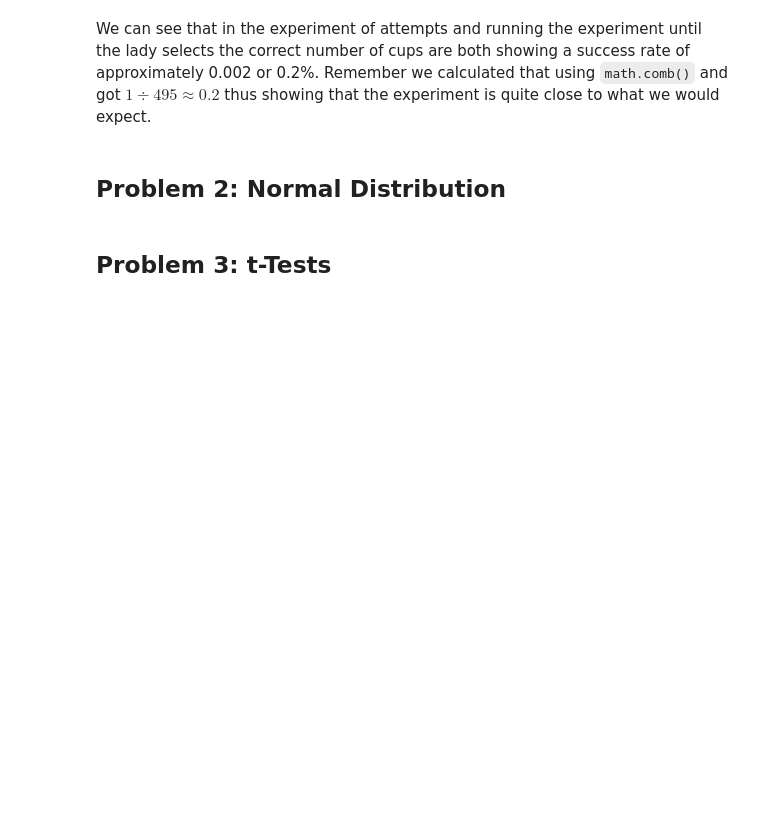
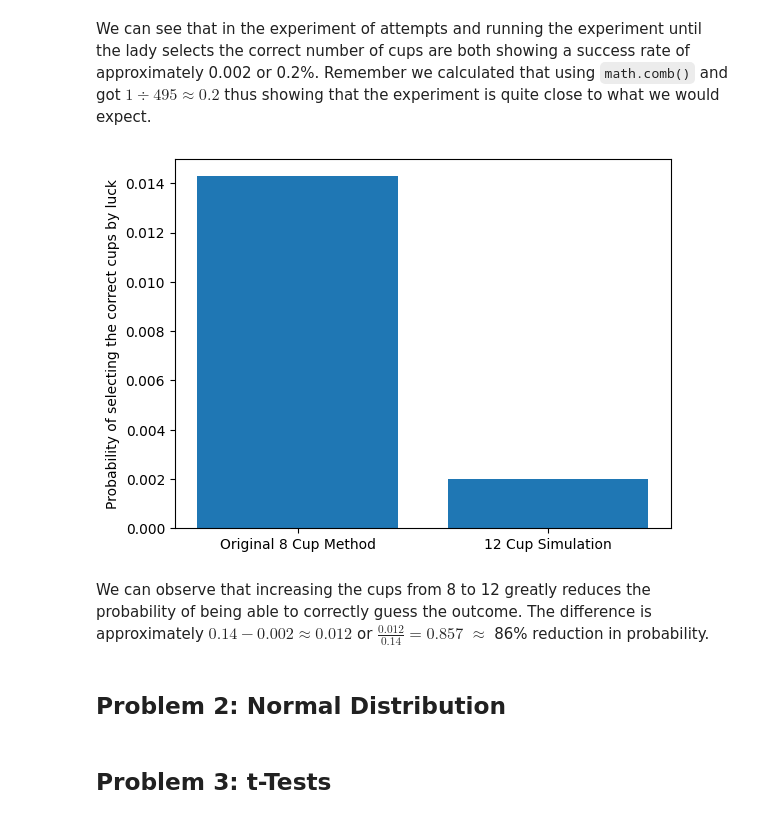
Before and after one commit to AndreHoarau/applied-statistics-assessment, a Jupyter notebook: problems.ipynb, the cells around one changed output. Drawn from its saved outputs; the diff is of its cells as text; code cells hidden in the pictures; blank space fills up the shorter version.

Commit message:
made my first bar chart one more idea for a graph then need to look at pvalue extension might leave that until i get more information on it

```diff
--- a/problems.ipynb
+++ b/problems.ipynb
@@ -182,5 +184,16 @@ attempts_needed, success_rate_experimental
 # %% [markdown]
 We can see that in the experiment of attempts and running the experiment until the lady selects the correct number of cups are both showing a success rate of approximately 0.002 or 0.2%. Remember we calculated that using `math.comb()` and got $1 \div 495 \approx 0.2 %$ thus showing that the experiment is quite close to what we would expect.
+# %%
+x_values = ['Original 8 Cup Method', '12 Cup Simulation']
+y_vlaues = [1/70, 1/495]
+plt.bar(x_values, y_vlaues)
+plt.ylabel('Probability of selecting the correct cups by luck')
+plt.show()
+# %% [output]
+[figure, added]
+# %% [markdown]
+We can observe that increasing the cups from 8 to 12 greatly reduces the probability of being able to correctly guess the outcome.
+The difference is approximately $0.14-0.002 \approx 0.012$ or $\frac{0.012}{0.14} = 0.857$ $\approx$ 86%  reduction in probability.
 # %% [markdown]
 ## Problem 2: Normal Distribution
 # %% [markdown]
```
Also changed, not shown: parts of 8 cells of this notebook.
